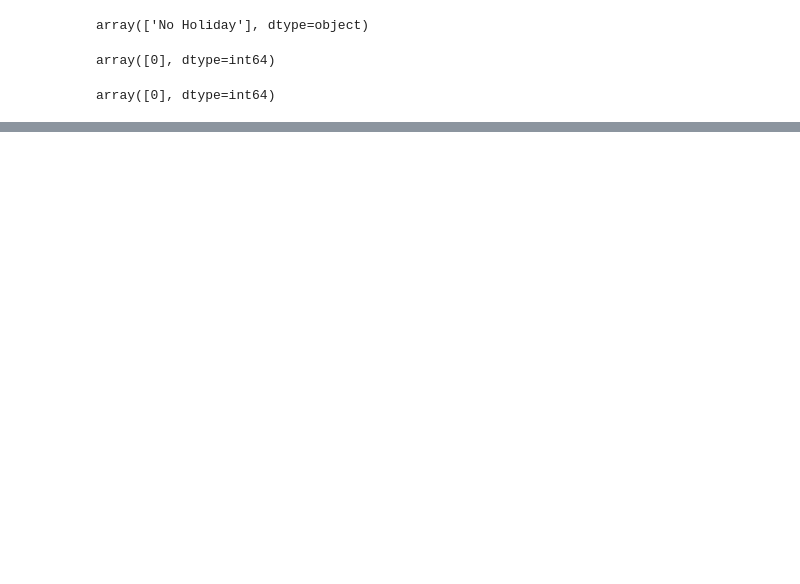
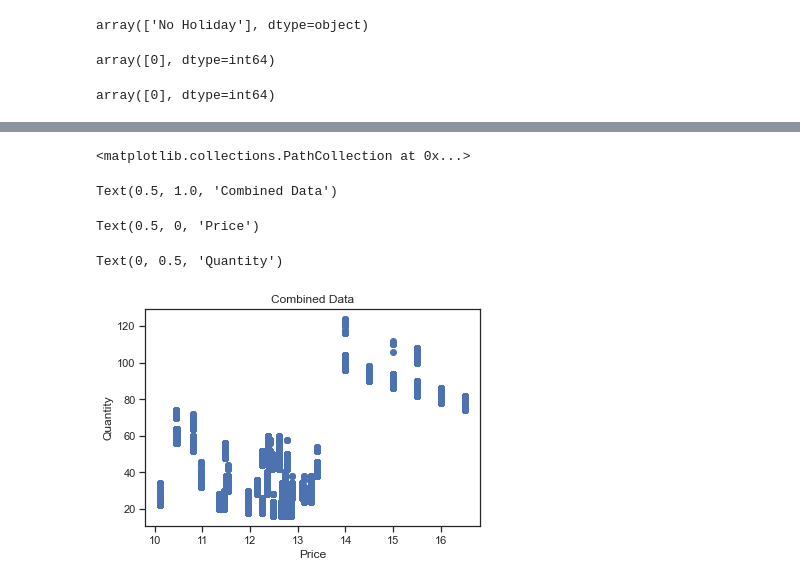
Before and after one commit to Keshtech2002/Retail_Price_Optimization_ML_Regression, a Jupyter notebook: Cafe_Price_Optimazation.ipynb, the cells around one changed output, grey strips where cells are left out. Drawn from its saved outputs; the diff is of its cells as text; code cells hidden in the pictures; blank space fills up the shorter version.

```diff
--- a/Cafe_Price_Optimazation.ipynb
+++ b/Cafe_Price_Optimazation.ipynb
@@ -444,0 +477,12 @@ bau_data[bau_data['HOLIDAY']!='No Holiday']
+# %%
+# Price vs Quantity in bau data set
+plt.scatter(bau_data["PRICE"], bau_data["QUANTITY"])
+plt.title("Combined Data")
+plt.xlabel("Price")
+plt.ylabel("Quantity")
+# %% [output]
+<matplotlib.collections.PathCollection at 0x...>
+Text(0.5, 1.0, 'Combined Data')
+Text(0.5, 0, 'Price')
+Text(0, 0.5, 'Quantity')
+[figure, added]
```
Also changed, not shown: parts of 35 cells of this notebook.
